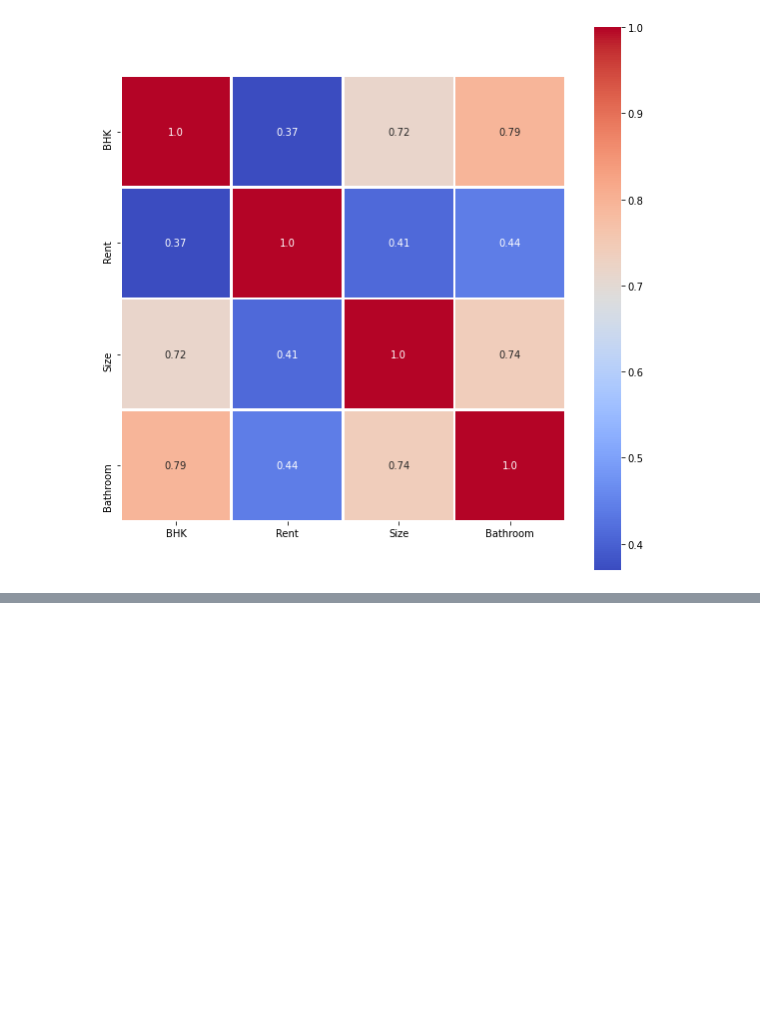
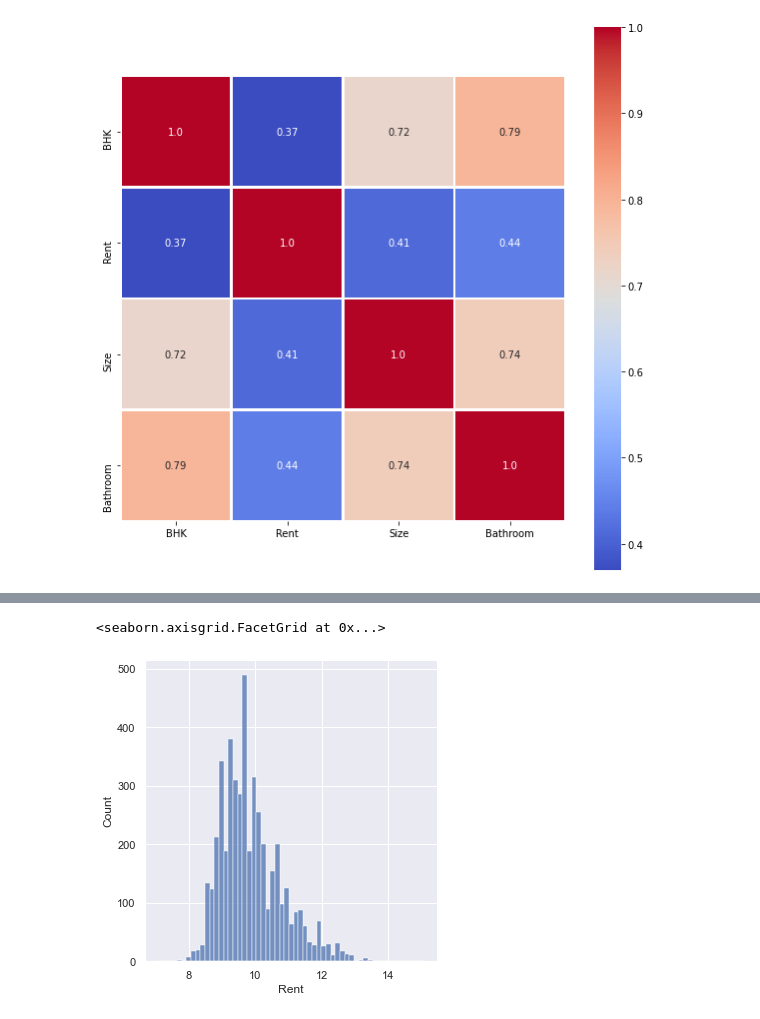
Before and after one commit to remre/housepricer, a Jupyter notebook: workenvfirst.ipynb, the cells around one changed output, grey strips where cells are left out. Cells and saved outputs as stored; diff of their text form; code cells hidden in the pictures; blank space fills up the shorter version.

```diff
--- a/workenvfirst.ipynb
+++ b/workenvfirst.ipynb
@@ -88,0 +150,7 @@ sns.heatmap(corr,annot=True,fmt=".2",cmap= 'coolwarm',linewidths=2,square = True
+# %%
+dflogi = np.log1p(df['Rent'])
+# %%
+sns.displot(dflogi)
+# %% [output]
+<seaborn.axisgrid.FacetGrid at 0x...>
+[figure, added]
```
Also changed, not shown: parts of 14 cells of this notebook.
